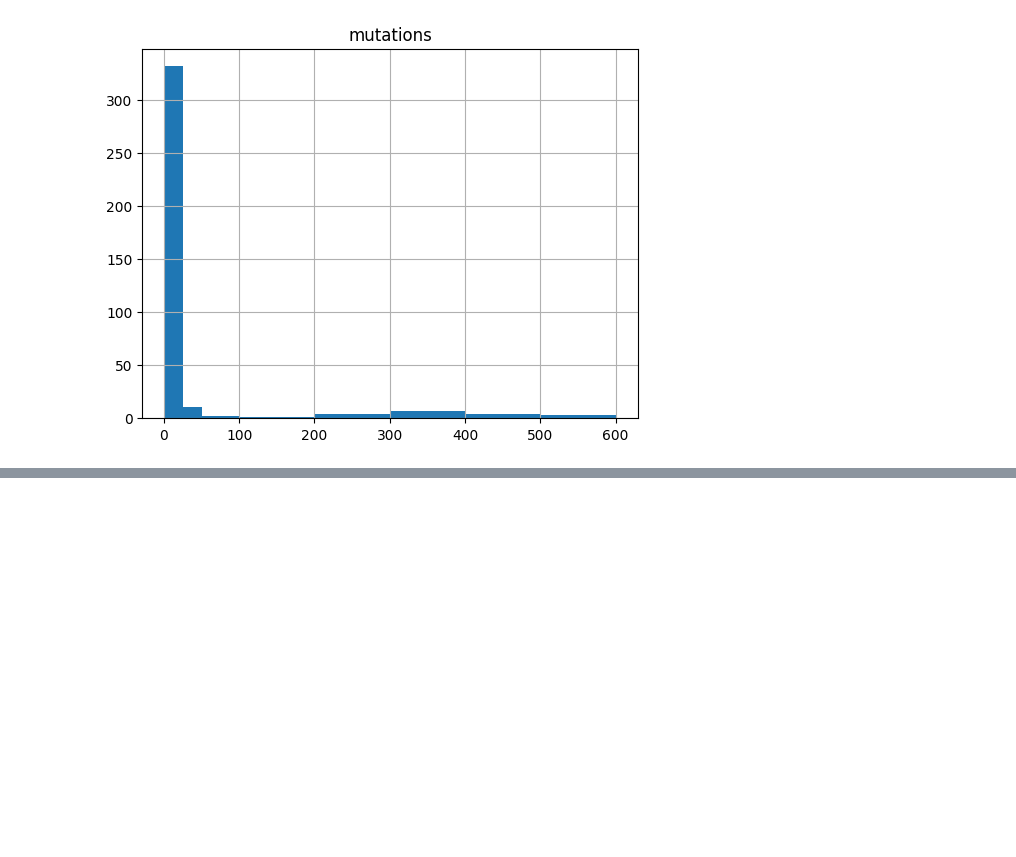
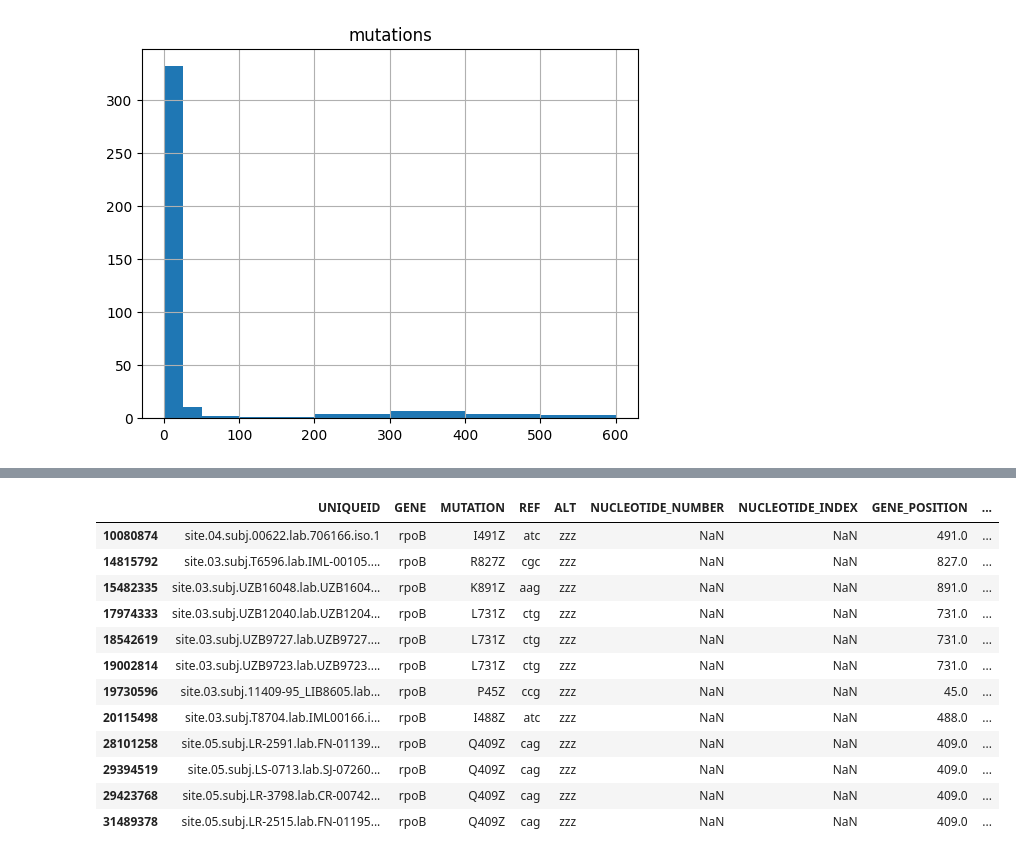
Before and after one commit to fowler-lab/tb-rnap-subpopulations, a Jupyter notebook: Reproduce_Figures.ipynb, the cells around one changed output, grey strips where cells are left out. Cells and saved outputs as stored; diff of their text form; code cells hidden in the pictures; blank space fills up the shorter version.

```diff
--- a/Reproduce_Figures.ipynb
+++ b/Reproduce_Figures.ipynb
@@ -1035 +981,17 @@ True       7
 Name: count, dtype: int64
+# %%
+emergent_resistant[emergent_resistant['COMPENSATORY_MUTATION']]
+# %% [output]
+|  | UNIQUEID | GENE | MUTATION | REF | ALT | NUCLEOTIDE_NUMBER | NUCLEOTIDE_INDEX | GENE_POSITION | ... |
+| 10080874 | site.04.subj.00622.lab.706166.iso.1 | rpoB | I491Z | atc | zzz | NaN | NaN | 491.0 | ... |
+| 14815792 | site.03.subj.T6596.lab.IML-00105.... | rpoB | R827Z | cgc | zzz | NaN | NaN | 827.0 | ... |
+| 15482335 | site.03.subj.UZB16048.lab.UZB1604... | rpoB | K891Z | aag | zzz | NaN | NaN | 891.0 | ... |
+| 17974333 | site.03.subj.UZB12040.lab.UZB1204... | rpoB | L731Z | ctg | zzz | NaN | NaN | 731.0 | ... |
+| 18542619 | site.03.subj.UZB9727.lab.UZB9727.... | rpoB | L731Z | ctg | zzz | NaN | NaN | 731.0 | ... |
+| 19002814 | site.03.subj.UZB9723.lab.UZB9723.... | rpoB | L731Z | ctg | zzz | NaN | NaN | 731.0 | ... |
+| 19730596 | site.03.subj.11409-95_LIB8605.lab... | rpoB | P45Z | ccg | zzz | NaN | NaN | 45.0 | ... |
+| 20115498 | site.03.subj.T8704.lab.IML00166.i... | rpoB | I488Z | atc | zzz | NaN | NaN | 488.0 | ... |
+| 28101258 | site.05.subj.LR-2591.lab.FN-01139... | rpoB | Q409Z | cag | zzz | NaN | NaN | 409.0 | ... |
+| 29394519 | site.05.subj.LS-0713.lab.SJ-07260... | rpoB | Q409Z | cag | zzz | NaN | NaN | 409.0 | ... |
+| 29423768 | site.05.subj.LR-3798.lab.CR-00742... | rpoB | Q409Z | cag | zzz | NaN | NaN | 409.0 | ... |
+| 31489378 | site.05.subj.LR-2515.lab.FN-01195... | rpoB | Q409Z | cag | zzz | NaN | NaN | 409.0 | ... |
```
Also changed, not shown: parts of 16 cells of this notebook.
